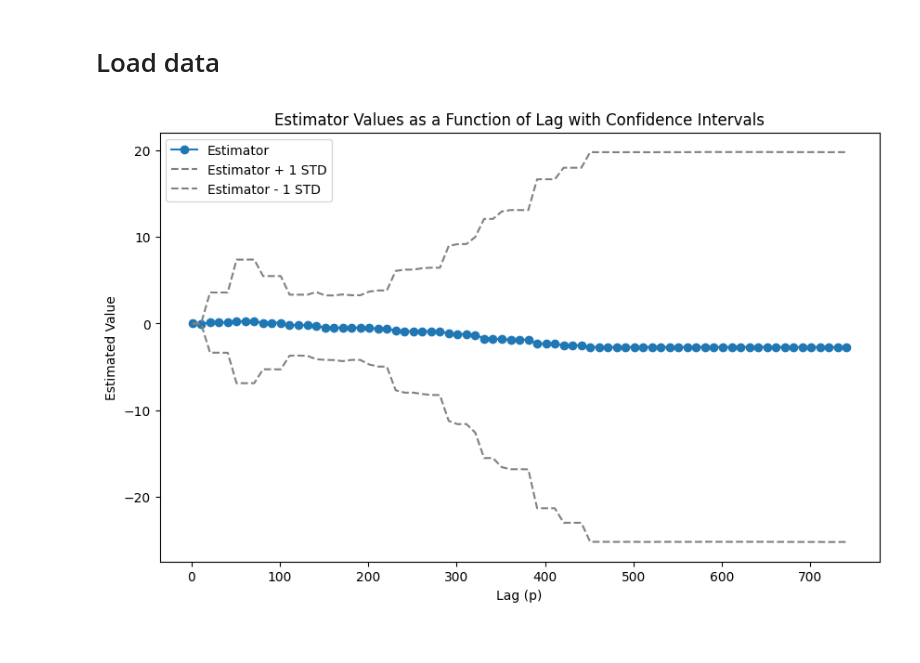
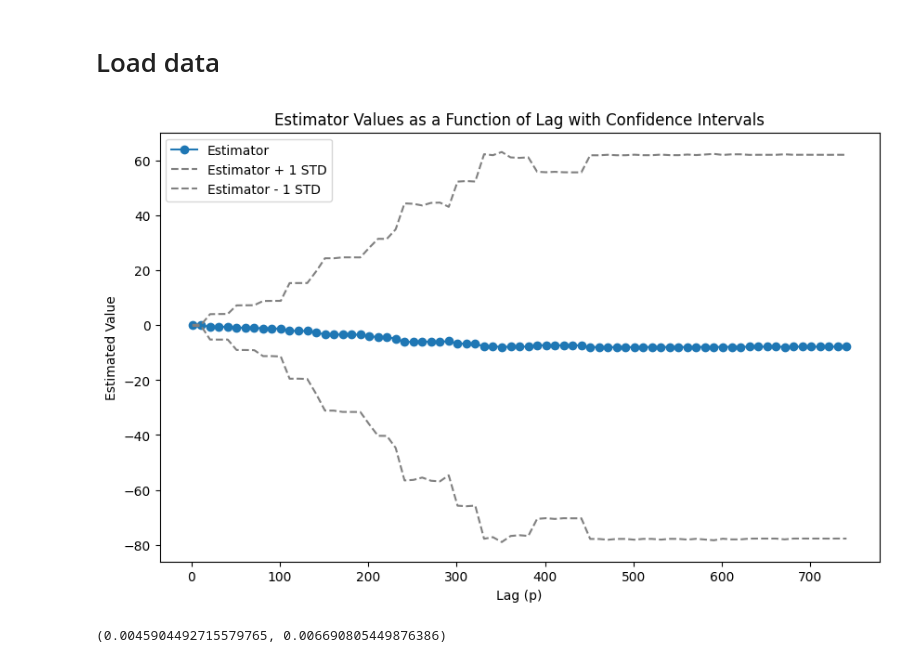
Before and after one commit to mehdizhioua/causal_effects_macro, a Jupyter notebook: experiments.ipynb, the cells around one changed output. Saved outputs shown, nothing was run; the diff lists cells and outputs as text; code cells hidden in the pictures.

Commit message:
local projection

```diff
--- a/experiments.ipynb
+++ b/experiments.ipynb
@@ -21,8 +21,12 @@ with open("data.pkl" , "rb") as f:
     data = pickle.load(f)
     data.sort_index(inplace=True)
 # %%
-estimator= e.Estimator(W=fed, Y=data,treatment="Numeric Change", outcome="PCE CYOY Index")
+estimator= e.Estimator(W=fed, Y=data,treatment="Numeric Change", outcome="CPICYOY Index")
 estimator.compute_estimator( p=10, h=5, w=25, w_prime=-25, min_obs=10)
 estimator.plot_effect( h=15, w=75, w_prime=0, p_range=[k for k in range(1,750,10)], min_obs=10)
 # %% [output]
-[figure, old version]
+[figure, new version]
+# %%
+estimator.local_projection(p=200,min_obs=50, other_controls=["USURTOT Index","IP  CHNG Index"],lagW = [30], lagY=[0])
+# %% [output]
+(0.0045904492715579765, 0.006690805449876386)
```
Also changed, not shown: parts of 1 cell of this notebook, 1 other file.
